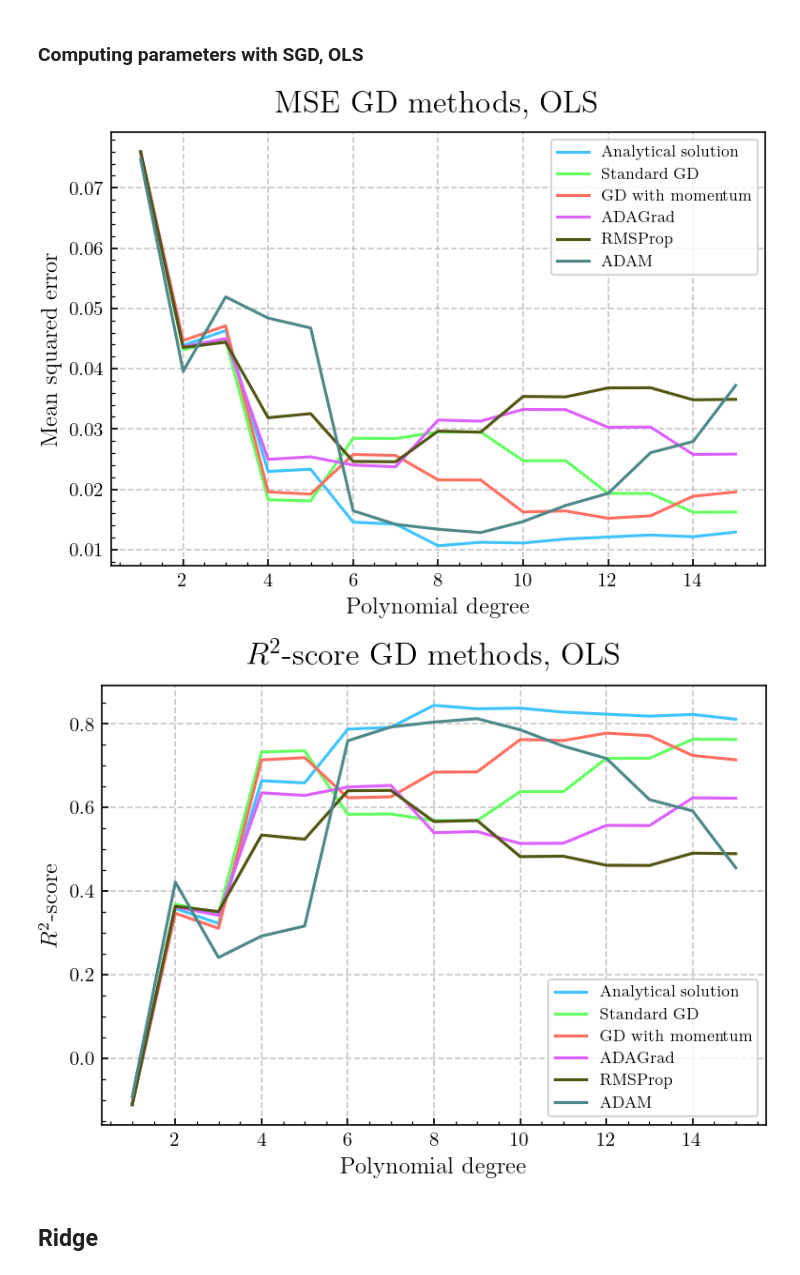
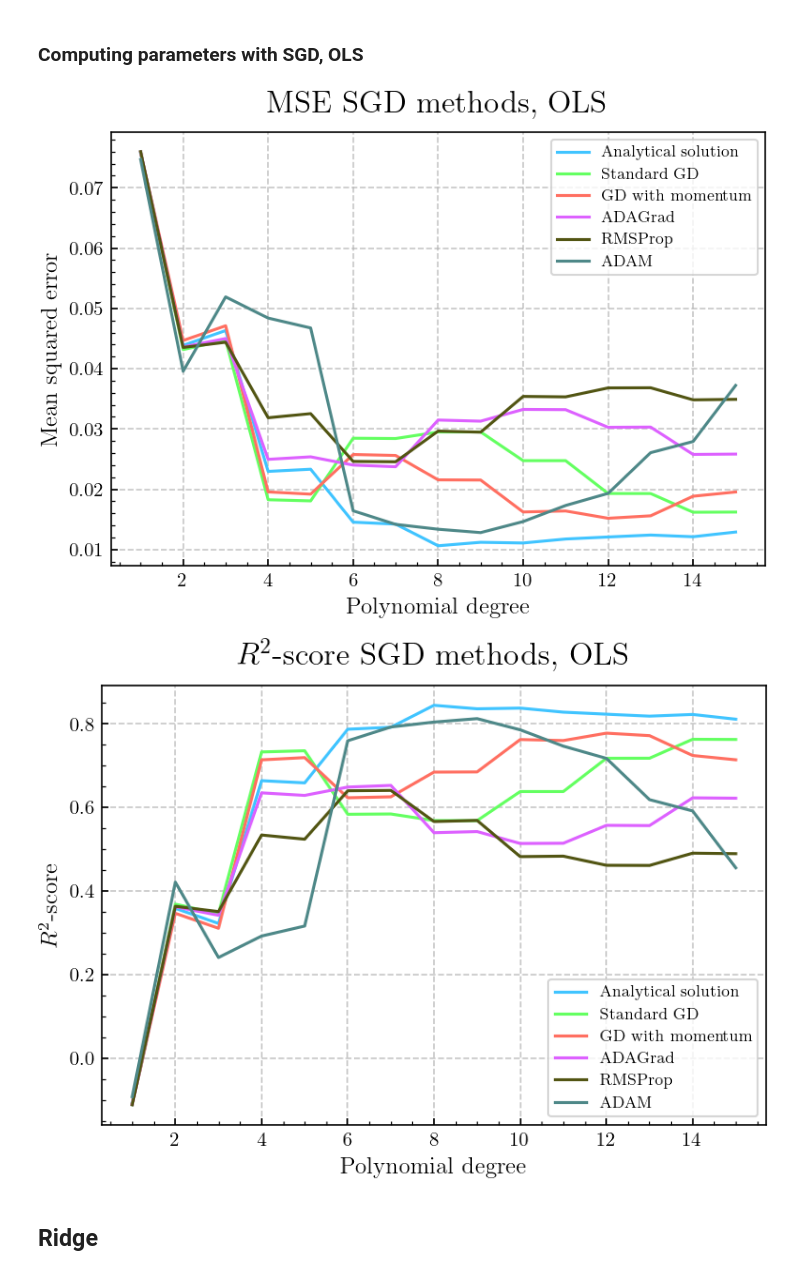
Before and after one commit to egil10/FYSSTK3155, a Jupyter notebook: PROJECT 1/Code/Exf.ipynb, the cells around one changed output. Saved outputs shown, nothing was run; the diff lists cells and outputs as text; code cells hidden in the pictures.

```diff
--- a/PROJECT 1/Code/Exf.ipynb
+++ b/PROJECT 1/Code/Exf.ipynb
@@ -330,39 +330,39 @@ degrees = np.arange(1, deg_max+1)
 
 plt.figure()
 plt.plot(degrees, MSE_closed_form_OLS, label="Analytical solution", color='#40C4FF', linewidth=1.5)
 plt.plot(degrees, MSE_gd_fixed_learning_rate_OLS, label="Standard GD", color="#64FF61", linewidth=1.5)
 plt.plot(degrees, MSE_gd_momentum_OLS, label="GD with momentum ", color='#FF6F61', linewidth=1.5)
 plt.plot(degrees, MSE_gd_ADAGrad_OLS, label="ADAGrad ", color="#DD61FF", linewidth=1.5)
 plt.plot(degrees, MSE_gd_RMSProp_OLS, label="RMSProp ", color="#525513", linewidth=1.5)
 plt.plot(degrees, MSE_gd_ADAM_OLS, label="ADAM ", color='#4E8888', linewidth=1.5)
-plt.title("MSE GD methods, OLS", fontsize=16, fontfamily='sans-serif', pad=10)
+plt.title("MSE SGD methods, OLS", fontsize=16, fontfamily='sans-serif', pad=10)
 plt.ylabel("Mean squared error", fontsize=12, fontfamily='sans-serif')
 plt.xlabel("Polynomial degree", fontsize=12, fontfamily='sans-serif')
 plt.legend(fontsize=8)
 plt.grid(True, linestyle='--', alpha=0.7)
 fig = plt.gcf()
 fig.set_size_inches(6, 4)
-# plt.savefig("Plots/MSE_gradient_descent_methods_OLS.pdf", bbox_inches="tight")
+plt.savefig("Plots/MSE_stochastic_gradient_descent_methods_OLS.pdf", bbox_inches="tight")
 plt.show()
 
 plt.plot(degrees, R2_score_closed_form_OLS, label="Analytical solution", color='#40C4FF', linewidth=1.5)
 plt.plot(degrees, R2_gd_fixed_learning_rate_OLS, label="Standard GD", color='#64FF61', linewidth=1.5)
 plt.plot(degrees, R2_gd_momentum_OLS, label="GD with momentum", color='#FF6F61', linewidth=1.5)
 plt.plot(degrees, R2_gd_ADAGrad_OLS, label="ADAGrad", color='#DD61FF', linewidth=1.5)
 plt.plot(degrees, R2_gd_RMSProp_OLS, label="RMSProp", color="#525513", linewidth=1.5)
 plt.plot(degrees, R2_gd_ADAM_OLS, label="ADAM", color="#4E8888", linewidth=1.5)
-plt.title("$R^2$-score GD methods, OLS", fontsize=16, fontfamily='sans-serif', pad=10)
+plt.title("$R^2$-score SGD methods, OLS", fontsize=16, fontfamily='sans-serif', pad=10)
 plt.legend(fontsize=8)
 plt.ylabel("$R^2$-score", fontsize=12, fontfamily='sans-serif')
 plt.xlabel("Polynomial degree", fontsize=12, fontfamily='sans-serif')
 plt.grid(True, linestyle='--', alpha=0.7)
 fig = plt.gcf()
 fig.set_size_inches(6, 4)
-# plt.savefig("Plots/r2_gradient_descent_methods_OLS.pdf", bbox_inches="tight")
+plt.savefig("Plots/r2_stochastic_gradient_descent_methods_OLS.pdf", bbox_inches="tight")
 plt.show()
 # %% [output]
-[figure, old version]
+[figure, new version]
-[figure, old version]
+[figure, new version]
 # %% [markdown]
 ## Ridge
 # %% [markdown]
```
Also changed, not shown: parts of 8 cells of this notebook, 7 other files.
